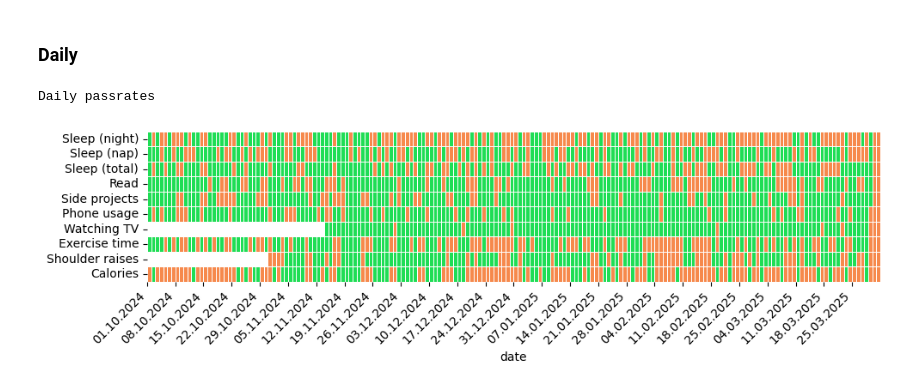
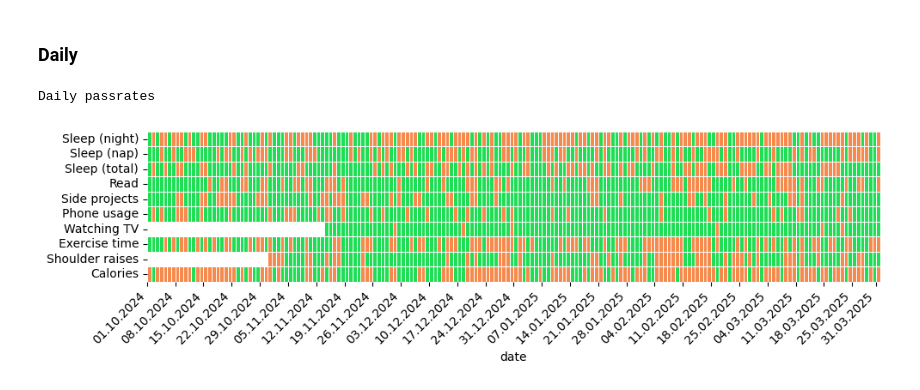
Before and after one commit to KamilMatejuk/Articles, a Jupyter notebook: Other/The Winter Arc - exploratory data analysis/passrate.ipynb, the cells around one changed output. Drawn from its saved outputs; the diff is of its cells as text; code cells hidden in the pictures.

Commit message:
fix for full graphs

```diff
--- a/Other/The Winter Arc - exploratory data analysis/passrate.ipynb
+++ b/Other/The Winter Arc - exploratory data analysis/passrate.ipynb
@@ -176,26 +176,30 @@ Weekly passrates
 # %%
 print('Daily passrates')
 fig, ax = plt.subplots(1, 1, figsize=(10, 3), sharex=True)
 cmap = mcolors.ListedColormap(['white', C_FAIL, C_PASS])
 
 daily_passfail = passfail.copy()
 daily_passfail.index = daily_passfail['date']
 daily_passfail.drop('date', axis=1, inplace=True)
 for c in daily_passfail.columns:
     daily_passfail[c] = daily_passfail[c].map({True: 1.0, False: 0.5})
 daily_passfail[const.COLS_SHOULDER_RAISES[-1]][:30] = 0.0
 daily_passfail[const.COLS_LEISURE[-1]][:44] = 0.0
 daily_passfail = daily_passfail.transpose()
 
 sns.heatmap(daily_passfail, annot=False, cmap=cmap, cbar=False, linewidths=0.5, linecolor='white')
-ax.set_xticks(range(len(daily_passfail.columns))[::7])
-ax.set_xticklabels(daily_passfail.columns[::7].map(lambda x: x.strftime('%d.%m.%Y')), rotation=45, ha='right')
+ax.set_xticks(
+    list(range(len(daily_passfail.columns))[::7]) +
+    list(range(len(daily_passfail.columns))[-1:]))
+ax.set_xticklabels([x.strftime('%d.%m.%Y') for x in
+                    list(daily_passfail.columns[::7]) + list(daily_passfail.columns[-1:])
+                   ], rotation=45, ha='right')
 ax.set_yticks([i + 0.5 for i in range(len(daily_passfail.index))])
 ax.set_yticklabels(['Sleep (night)', 'Sleep (nap)', 'Sleep (total)',
                     'Read', 'Side projects', 'Phone usage', 'Watching TV',
                     'Exercise time', 'Shoulder raises', 'Calories'])
 fig.tight_layout()
 plt.show()
 # %% [output]
 Daily passrates
-[figure, old version]
+[figure, new version]
```
Also changed, not shown: parts of 10 cells of this notebook, 1 other file.
